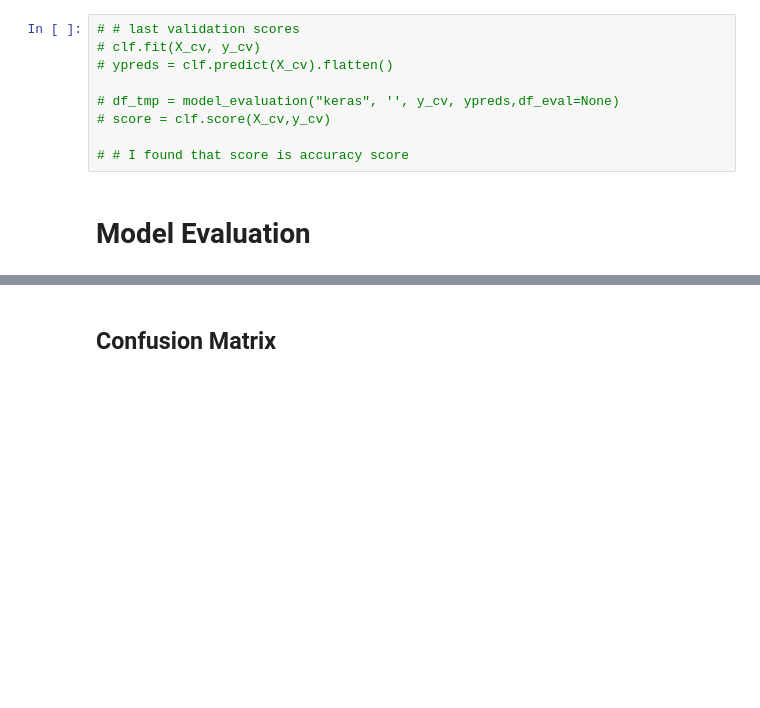
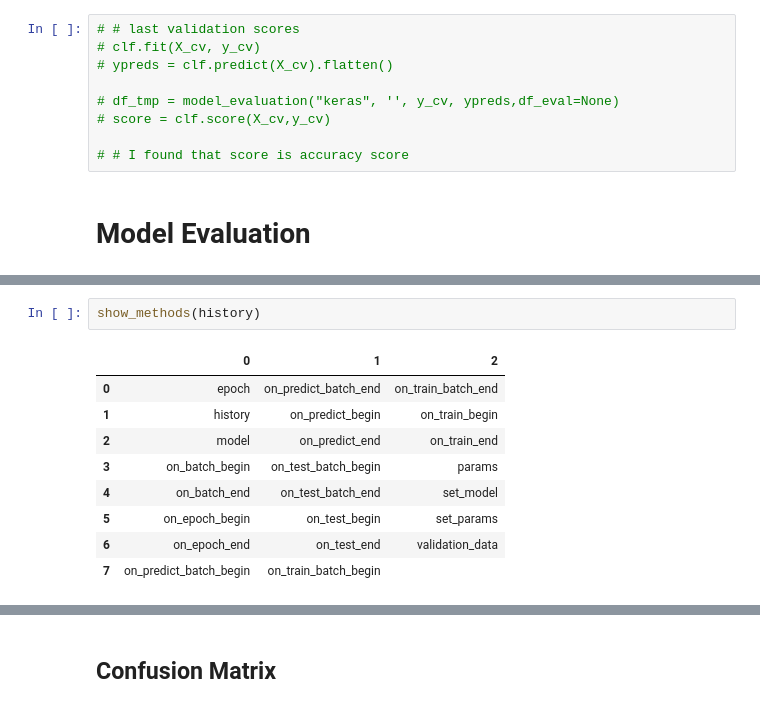
Before and after one commit to bhishanpdl/Project_Fraud_Detection, a Jupyter notebook: notebooks/d04_classification_modelling_keras_sklearn_api.ipynb, the cells around one changed output, grey strips where cells are left out. Saved outputs shown, nothing was run; the diff lists cells and outputs as text; blank space fills up the shorter version.

```diff
--- a/notebooks/d04_classification_modelling_keras_sklearn_api.ipynb
+++ b/notebooks/d04_classification_modelling_keras_sklearn_api.ipynb
@@ -448,0 +443,12 @@ Wall time: 1min 2s
+# %%
+show_methods(history)
+# %% [output]
+|  | 0 | 1 | 2 |
+| 0 | epoch | on_predict_batch_end | on_train_batch_end |
+| 1 | history | on_predict_begin | on_train_begin |
+| 2 | model | on_predict_end | on_train_end |
+| 3 | on_batch_begin | on_test_batch_begin | params |
+| 4 | on_batch_end | on_test_batch_end | set_model |
+| 5 | on_epoch_begin | on_test_begin | set_params |
+| 6 | on_epoch_end | on_test_end | validation_data |
+| 7 | on_predict_batch_begin | on_train_batch_begin |  |
```
Also changed, not shown: parts of 19 cells of this notebook, 1 other file.
